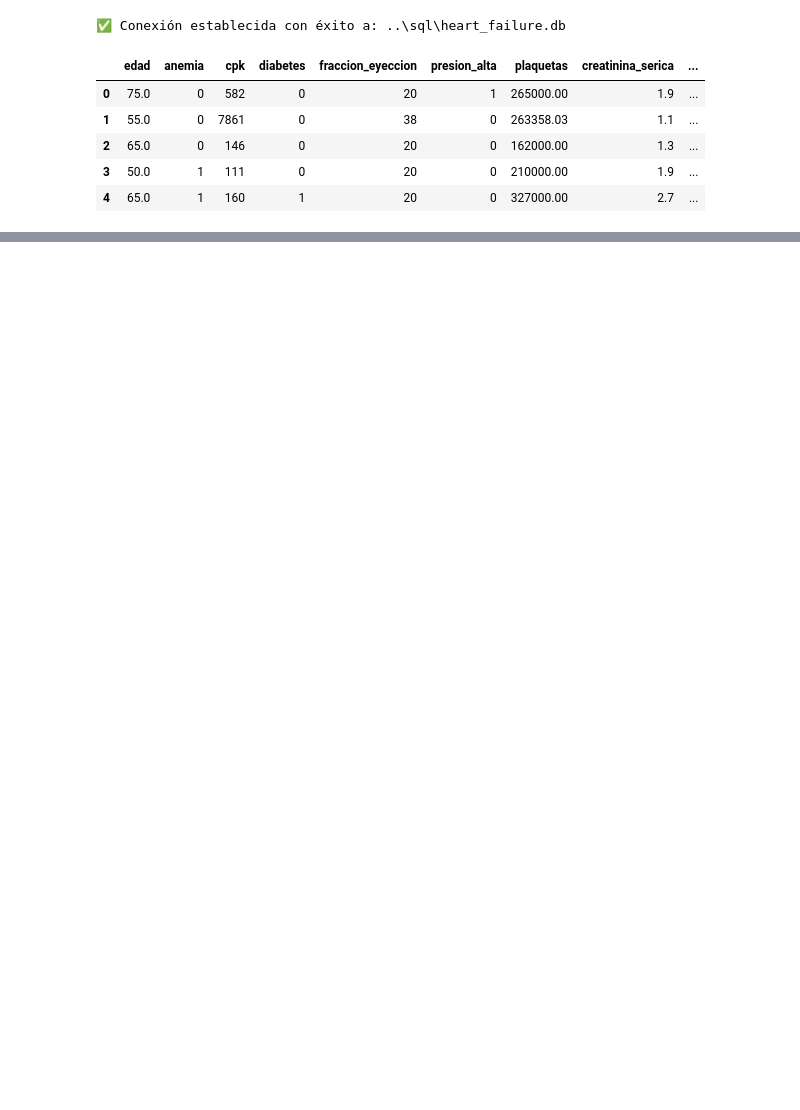
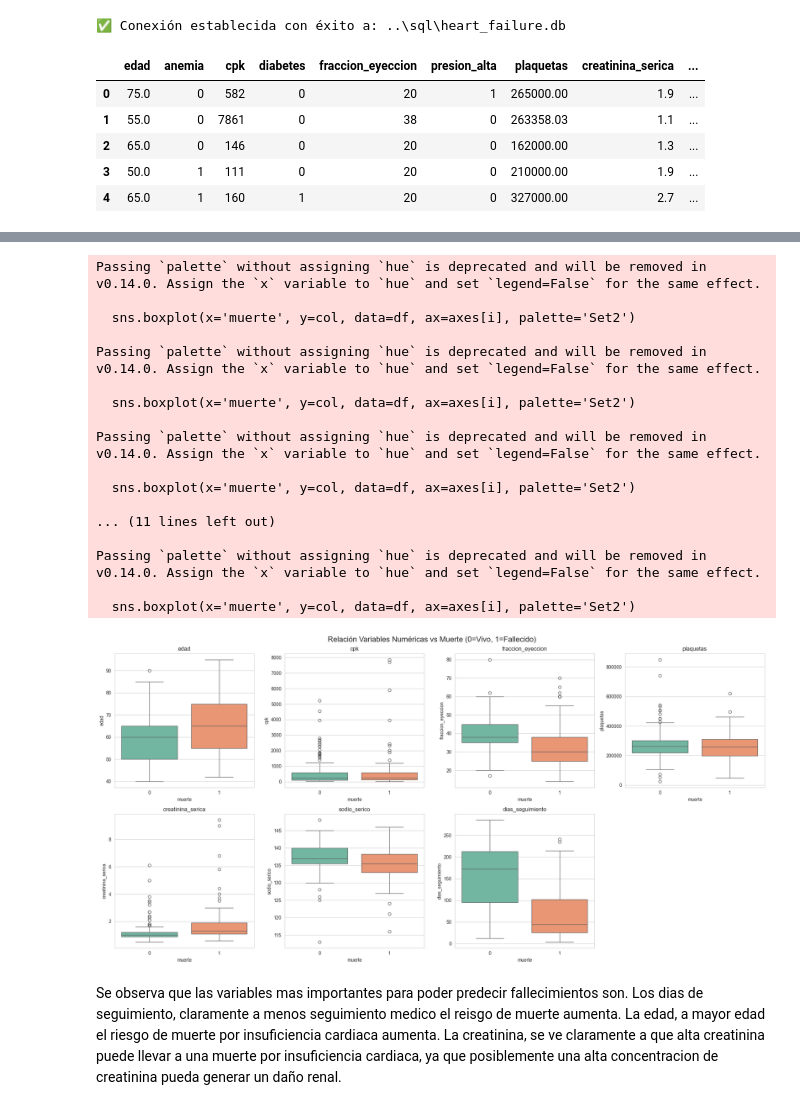
Before and after one commit to matiasgianotti/InsuficienciaCardiaca, a Jupyter notebook: notebooks/Analisis_exploratorio.ipynb, the cells around one changed output, grey strips where cells are left out. Saved outputs shown, nothing was run; the diff lists cells and outputs as text; code cells hidden in the pictures; blank space fills up the shorter version.

```diff
--- a/notebooks/Analisis_exploratorio.ipynb
+++ b/notebooks/Analisis_exploratorio.ipynb
@@ -34,0 +116,45 @@ df_check.head()
+# %%
+# 1. Separamos las columnas numéricas
+num_cols = ['edad', 'cpk', 'fraccion_eyeccion', 'plaquetas', 'creatinina_serica', 'sodio_serico', 'dias_seguimiento']
+
+# 2. Configuración del gráfico (Grid de 2 filas x 4 columnas)
+fig, axes = plt.subplots(2, 4, figsize=(20, 10))
+fig.suptitle('Relación Variables Numéricas vs Muerte (0=Vivo, 1=Fallecido)', fontsize=16)
+
+# Aplanamos el array de ejes para iterar fácil
+axes = axes.flatten()
+
+# 3. Bucle para graficar cada una
+for i, col in enumerate(num_cols):
+    sns.boxplot(x='muerte', y=col, data=df, ax=axes[i], palette='Set2')
+    axes[i].set_title(col)
+
+# Borramos el último gráfico vacío (porque son 7 variables y hay 8 espacios)
+fig.delaxes(axes[7])
+
+plt.tight_layout()
+plt.show()
+# %% [output]
+Passing `palette` without assigning `hue` is deprecated and will be removed in v0.14.0. Assign the `x` variable to `hue` and set `legend=False` for the same effect.
+
+  sns.boxplot(x='muerte', y=col, data=df, ax=axes[i], palette='Set2')
+
+Passing `palette` without assigning `hue` is deprecated and will be removed in v0.14.0. Assign the `x` variable to `hue` and set `legend=False` for the same effect.
+
+  sns.boxplot(x='muerte', y=col, data=df, ax=axes[i], palette='Set2')
+
+Passing `palette` without assigning `hue` is deprecated and will be removed in v0.14.0. Assign the `x` variable to `hue` and set `legend=False` for the same effect.
+
+  sns.boxplot(x='muerte', y=col, data=df, ax=axes[i], palette='Set2')
+
+... (11 lines left out)
+
+Passing `palette` without assigning `hue` is deprecated and will be removed in v0.14.0. Assign the `x` variable to `hue` and set `legend=False` for the same effect.
+
+  sns.boxplot(x='muerte', y=col, data=df, ax=axes[i], palette='Set2')
+[figure, added]
+# %% [markdown]
+Se observa que las variables mas importantes para poder predecir fallecimientos son.
+Los dias de seguimiento, claramente a menos seguimiento medico el reisgo de muerte aumenta.
+La edad, a mayor edad el riesgo de muerte por insuficiencia cardiaca aumenta.
+La creatinina, se ve claramente a que alta creatinina puede llevar a una muerte por insuficiencia cardiaca, ya que posiblemente una alta concentracion de creatinina pueda generar un daño renal.
```
Also changed, not shown: parts of 12 cells of this notebook.
